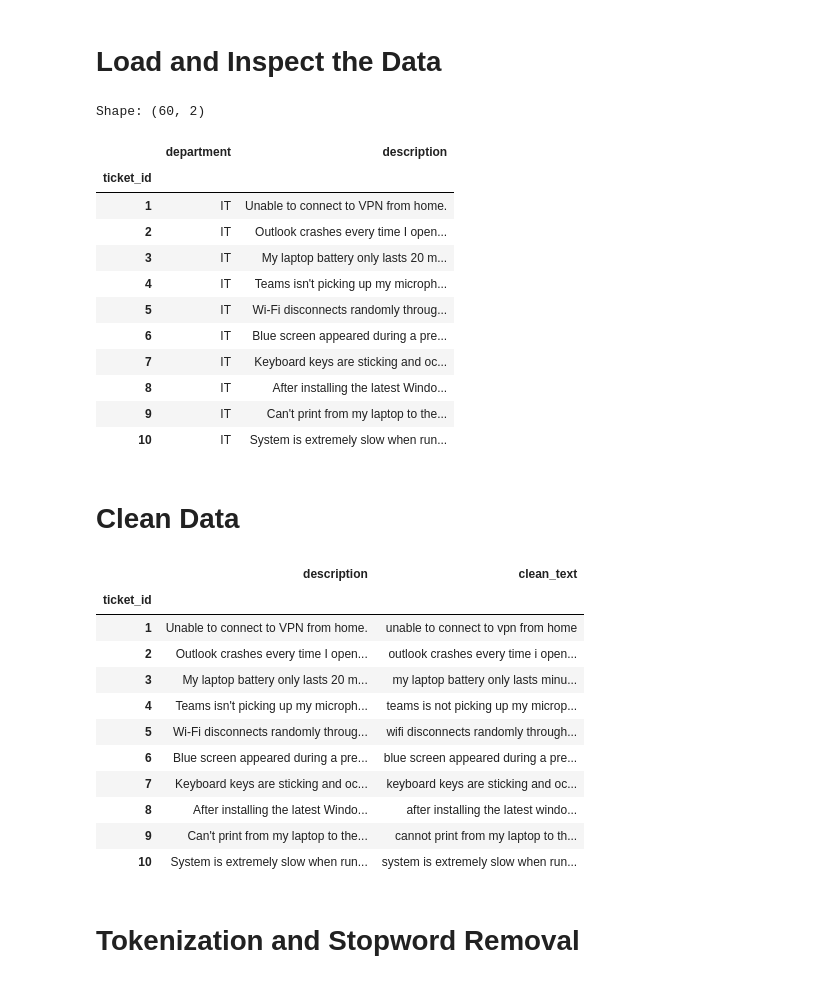
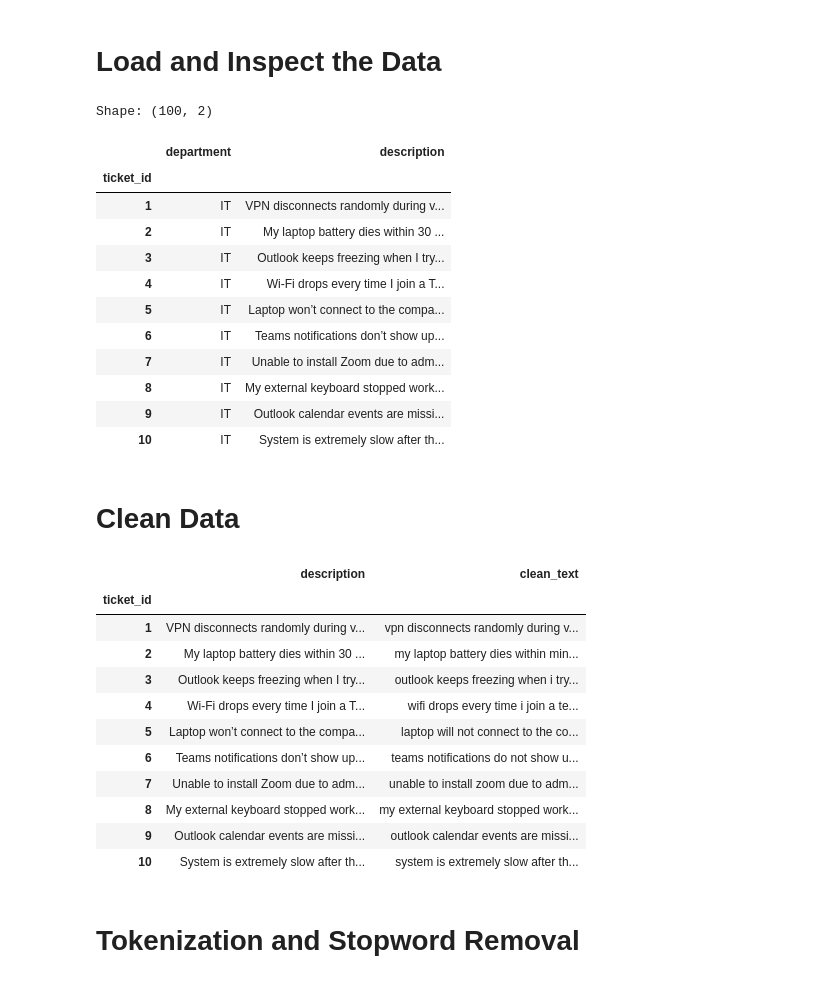
Before and after one commit to ScottFortune/nlp-cluster-support-requests, a Jupyter notebook: notebooks/01_preprocessing.ipynb, the cells around one changed output. Drawn from its saved outputs; the diff is of its cells as text; code cells hidden in the pictures.

```diff
--- a/notebooks/01_preprocessing.ipynb
+++ b/notebooks/01_preprocessing.ipynb
@@ -43,26 +43,26 @@ pd.set_option('display.max_colwidth', 200)
 # %%
 # Cell 2: Load and inspect the data
 
 # Load the CSV
-df = pd.read_csv("../data/tickets_small.csv", index_col="ticket_id", header=0)
+df = pd.read_csv("../data/tickets_medium.csv", index_col="ticket_id", header=0)
 
 # Preview the dataset
 print("Shape:", df.shape)
 df.head(10)
 # %% [output]
-Shape: (60, 2)
+Shape: (100, 2)
 |  | department | description |
 | ticket_id |  |  |
-| 1 | IT | Unable to connect to VPN from home. |
-| 2 | IT | Outlook crashes every time I open... |
-| 3 | IT | My laptop battery only lasts 20 m... |
-| 4 | IT | Teams isn't picking up my microph... |
-| 5 | IT | Wi-Fi disconnects randomly throug... |
-| 6 | IT | Blue screen appeared during a pre... |
-| 7 | IT | Keyboard keys are sticking and oc... |
-| 8 | IT | After installing the latest Windo... |
-| 9 | IT | Can't print from my laptop to the... |
-| 10 | IT | System is extremely slow when run... |
+| 1 | IT | VPN disconnects randomly during v... |
+| 2 | IT | My laptop battery dies within 30 ... |
+| 3 | IT | Outlook keeps freezing when I try... |
+| 4 | IT | Wi-Fi drops every time I join a T... |
+| 5 | IT | Laptop won’t connect to the compa... |
+| 6 | IT | Teams notifications don’t show up... |
+| 7 | IT | Unable to install Zoom due to adm... |
+| 8 | IT | My external keyboard stopped work... |
+| 9 | IT | Outlook calendar events are missi... |
+| 10 | IT | System is extremely slow after th... |
 # %% [markdown]
 # Clean Data
 # %%
@@ -89,16 +89,16 @@ df[["description", "clean_text"]].head(10)
 # %% [output]
 |  | description | clean_text |
 | ticket_id |  |  |
-| 1 | Unable to connect to VPN from home. | unable to connect to vpn from home |
-| 2 | Outlook crashes every time I open... | outlook crashes every time i open... |
-| 3 | My laptop battery only lasts 20 m... | my laptop battery only lasts minu... |
-| 4 | Teams isn't picking up my microph... | teams is not picking up my microp... |
-| 5 | Wi-Fi disconnects randomly throug... | wifi disconnects randomly through... |
-| 6 | Blue screen appeared during a pre... | blue screen appeared during a pre... |
-| 7 | Keyboard keys are sticking and oc... | keyboard keys are sticking and oc... |
-| 8 | After installing the latest Windo... | after installing the latest windo... |
-| 9 | Can't print from my laptop to the... | cannot print from my laptop to th... |
-| 10 | System is extremely slow when run... | system is extremely slow when run... |
+| 1 | VPN disconnects randomly during v... | vpn disconnects randomly during v... |
+| 2 | My laptop battery dies within 30 ... | my laptop battery dies within min... |
+| 3 | Outlook keeps freezing when I try... | outlook keeps freezing when i try... |
+| 4 | Wi-Fi drops every time I join a T... | wifi drops every time i join a te... |
+| 5 | Laptop won’t connect to the compa... | laptop will not connect to the co... |
+| 6 | Teams notifications don’t show up... | teams notifications do not show u... |
+| 7 | Unable to install Zoom due to adm... | unable to install zoom due to adm... |
+| 8 | My external keyboard stopped work... | my external keyboard stopped work... |
+| 9 | Outlook calendar events are missi... | outlook calendar events are missi... |
+| 10 | System is extremely slow after th... | system is extremely slow after th... |
 # %% [markdown]
 # Tokenization and Stopword Removal
 # %%
```
Also changed, not shown: parts of 3 cells of this notebook, 10 other files.
